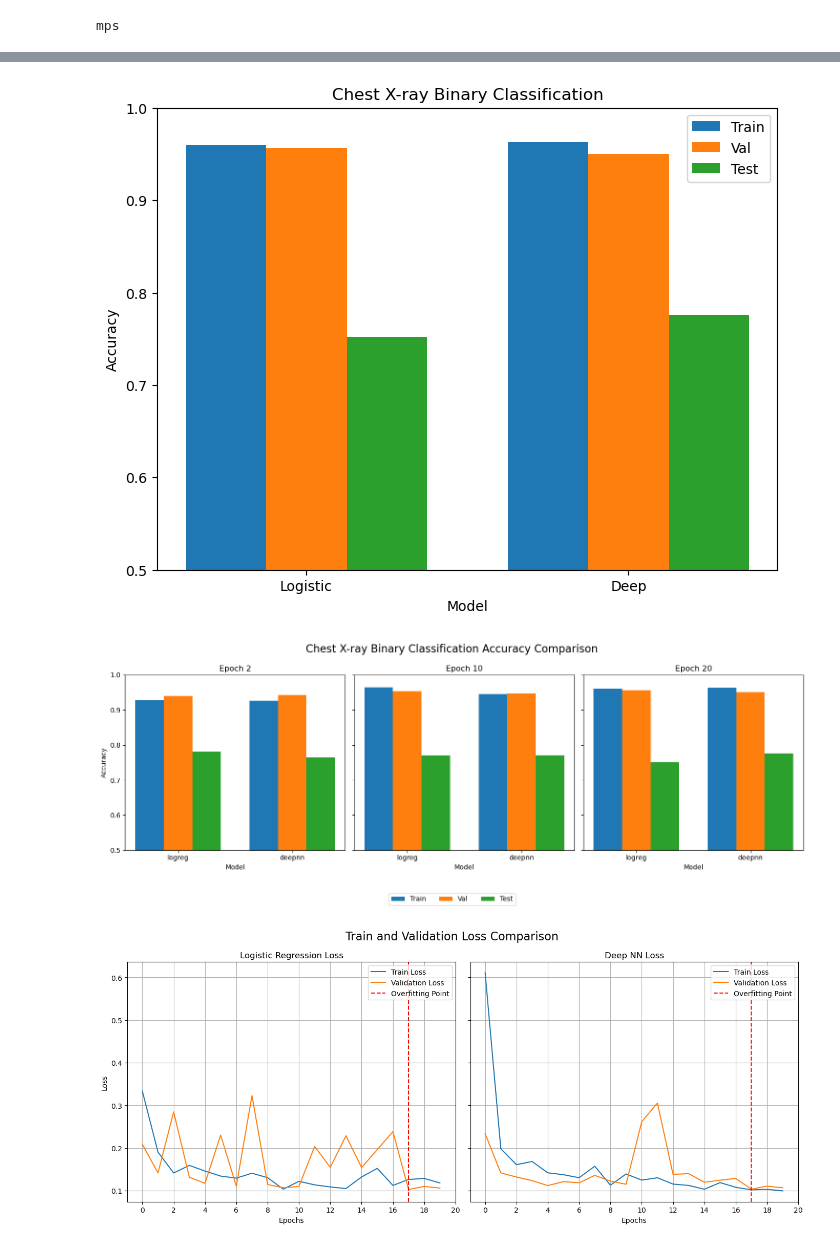
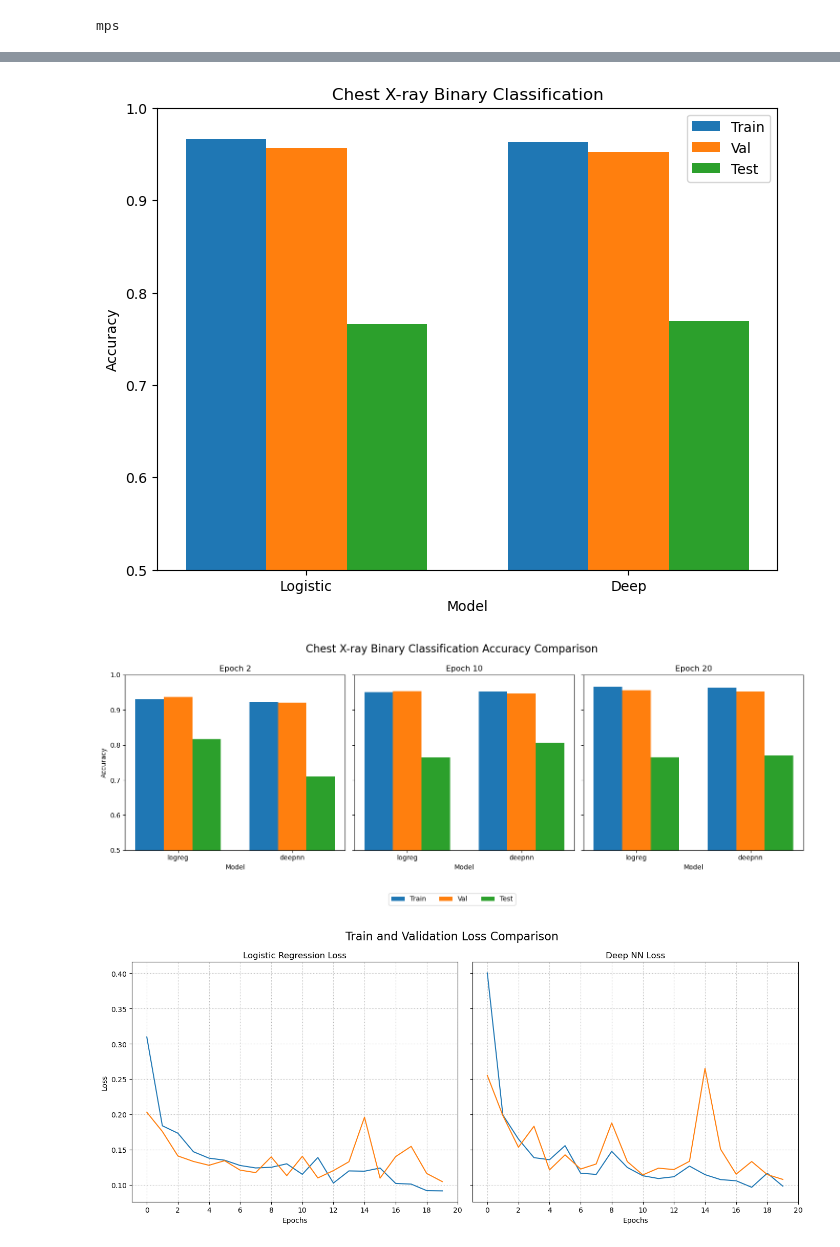
Before and after one commit to dlalswo0321/DL-Methods-and-Applications, a Jupyter notebook: Code_2020080600_이민재.ipynb, the cells around one changed output, grey strips where cells are left out. Saved outputs shown, nothing was run; the diff lists cells and outputs as text; code cells hidden in the pictures.

```diff
--- a/Code_2020080600_이민재.ipynb
+++ b/Code_2020080600_이민재.ipynb
@@ -121,7 +121,7 @@ def evaluate(model, loader, criterion):
 logreg_model   = LogisticRegression(input_dim).to(device)
 deepnn_model   = DeepNN(input_dim).to(device)
 
-learning_rate = 0.001
+learning_rate = 0.0005
 criterion   = nn.BCELoss()
 logreg_optimizer   = optim.Adam(logreg_model.parameters(), lr= learning_rate)
 deepnn_optimizer   = optim.Adam(deepnn_model.parameters(), lr= learning_rate)
@@ -216,7 +216,7 @@ plt.legend()
 plt.ylim(0.5, 1.0)
 plt.show()
 # %% [output]
-[figure, old version]
+[figure, new version]
 # %%
 # 추가 분석 : epoch에 따른 정확도 변화
 models_names = ['logreg', 'deepnn']
@@ -252,37 +252,29 @@ plt.tight_layout()
 plt.subplots_adjust(top=0.85)
 plt.show()
 # %% [output]
-[figure, old version]
+[figure, new version]
 # %%
 # overfitting, underfitting 분석을 위한 train/val loss 비교
 fig, axes = plt.subplots(1, 2, figsize=(14, 6), sharey=True)
 
 axes[0].plot(train_losses_logreg, label='Train Loss')
 axes[0].plot(val_losses_logreg, label='Validation Loss')
 axes[0].set_title('Logistic Regression Loss')
 axes[0].set_xlabel('Epochs')
 axes[0].set_ylabel('Loss')
 axes[0].set_xticks(range(0, 21, 2))
-axes[0].grid()
-
-overfitting_epoch_logreg = val_losses_logreg.index(min(val_losses_logreg))
-axes[0].axvline(overfitting_epoch_logreg, color='red', linestyle='--', label='Overfitting Point')
-axes[0].legend(loc='upper right')
+axes[0].grid(linestyle=':')
 
 axes[1].plot(train_losses_deepnn, label='Train Loss')
 axes[1].plot(val_losses_deepnn, label='Validation Loss')
 axes[1].set_title('Deep NN Loss')
 axes[1].set_xlabel('Epochs')
 axes[1].set_xticks(range(0, 21, 2))
-axes[1].grid()
-
-overfitting_epoch_deepnn = val_losses_deepnn.index(min(val_losses_deepnn))
-axes[1].axvline(overfitting_epoch_deepnn, color='red', linestyle='--', label='Overfitting Point')
-axes[1].legend(loc='upper right')
+axes[1].grid(linestyle=':')
 
 fig.suptitle('Train and Validation Loss Comparison', fontsize=16)
 
 plt.tight_layout()
 plt.show()
 # %% [output]
-[figure, old version]
+[figure, new version]
```
Also changed, not shown: parts of 2 cells of this notebook.
